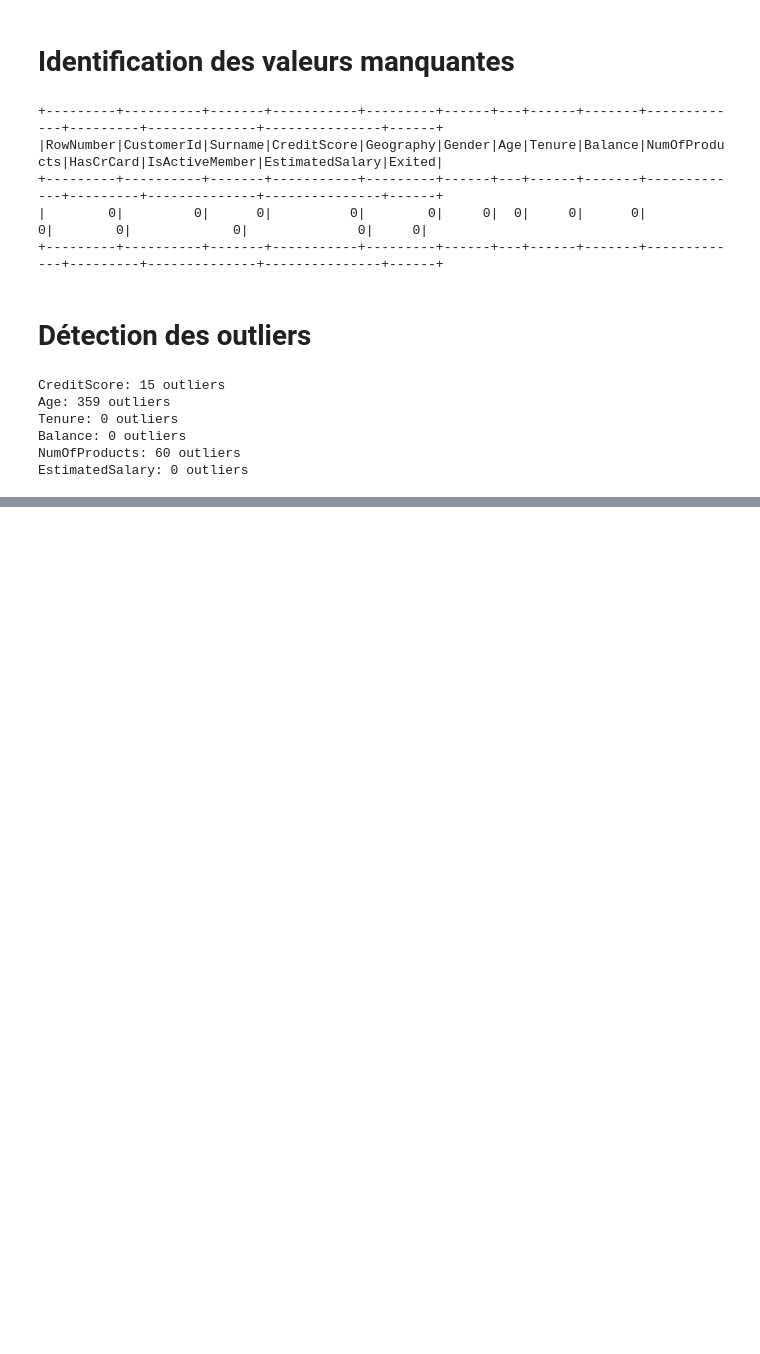
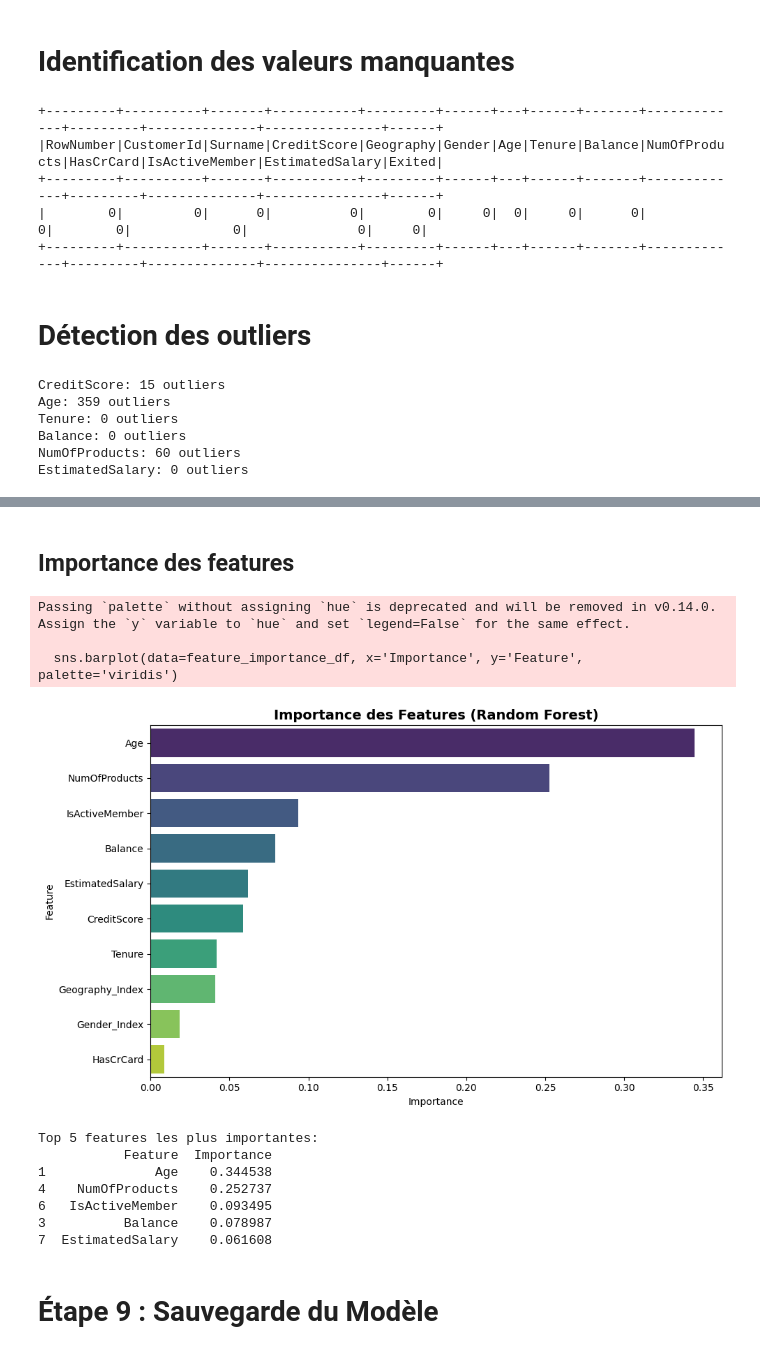
Before and after one commit to elmhmmd/Pr-diction-de-l-Attrition-Client-Bancaire, a Jupyter notebook: attrition.ipynb, the cells around one changed output, grey strips where cells are left out. Drawn from its saved outputs; the diff is of its cells as text; code cells hidden in the pictures; blank space fills up the shorter version.

```diff
--- a/attrition.ipynb
+++ b/attrition.ipynb
@@ -109,0 +271,4 @@ EstimatedSalary: 0 outliers
+# %%
+# Cache le DataFrame car il sera utilisé plusieurs fois
+df_clean = df_clean.cache()
+print(f"Nombre de lignes après prétraitement: {df_clean.count()}")
@@ -109,0 +477,18 @@ EstimatedSalary: 0 outliers
+# %%
+print("Début de l'entraînement avec validation croisée...")
+print("Cela peut prendre quelques minutes...\n")
+
+# Entraînement avec cross-validation
+cv_model = cv.fit(train_df)
+
+print("✓ Entraînement terminé!")
+print(f"Meilleur score AUC-ROC: {max(cv_model.avgMetrics):.4f}")
+
+# Récupérer le meilleur modèle
+best_model = cv_model.bestModel
+
+print("\nMeilleurs hyperparamètres:")
+best_rf = best_model.stages[-1]
+print(f"  numTrees: {best_rf.getNumTrees}")
+print(f"  maxDepth: {best_rf.getMaxDepth()}")
+print(f"  minInstancesPerNode: {best_rf.getMinInstancesPerNode()}")
@@ -109,0 +712,39 @@ EstimatedSalary: 0 outliers
+# %% [markdown]
+## Importance des features
+# %%
+# Récupérer le modèle Random Forest du pipeline
+rf_model = best_model.stages[-1]
+
+# Obtenir l'importance des features
+feature_importance = rf_model.featureImportances.toArray()
+
+# Créer un DataFrame pour visualiser
+feature_importance_df = pd.DataFrame({
+    'Feature': feature_cols,
+    'Importance': feature_importance
+}).sort_values('Importance', ascending=False)
+
+# Visualiser
+plt.figure(figsize=(10, 6))
+sns.barplot(data=feature_importance_df, x='Importance', y='Feature', palette='viridis')
+plt.title('Importance des Features (Random Forest)', fontsize=14, fontweight='bold')
+plt.xlabel('Importance')
+plt.tight_layout()
+plt.show()
+
+print("\nTop 5 features les plus importantes:")
+print(feature_importance_df.head())
+# %% [output]
+Passing `palette` without assigning `hue` is deprecated and will be removed in v0.14.0. Assign the `y` variable to `hue` and set `legend=False` for the same effect.
+
+  sns.barplot(data=feature_importance_df, x='Importance', y='Feature', palette='viridis')
+[figure, added]
+Top 5 features les plus importantes:
+           Feature  Importance
+1              Age    0.344538
+4    NumOfProducts    0.252737
+6   IsActiveMember    0.093495
+3          Balance    0.078987
+7  EstimatedSalary    0.061608
+# %% [markdown]
+# Étape 9 : Sauvegarde du Modèle
```
Also changed, not shown: parts of 35 cells of this notebook, 3 other files.
